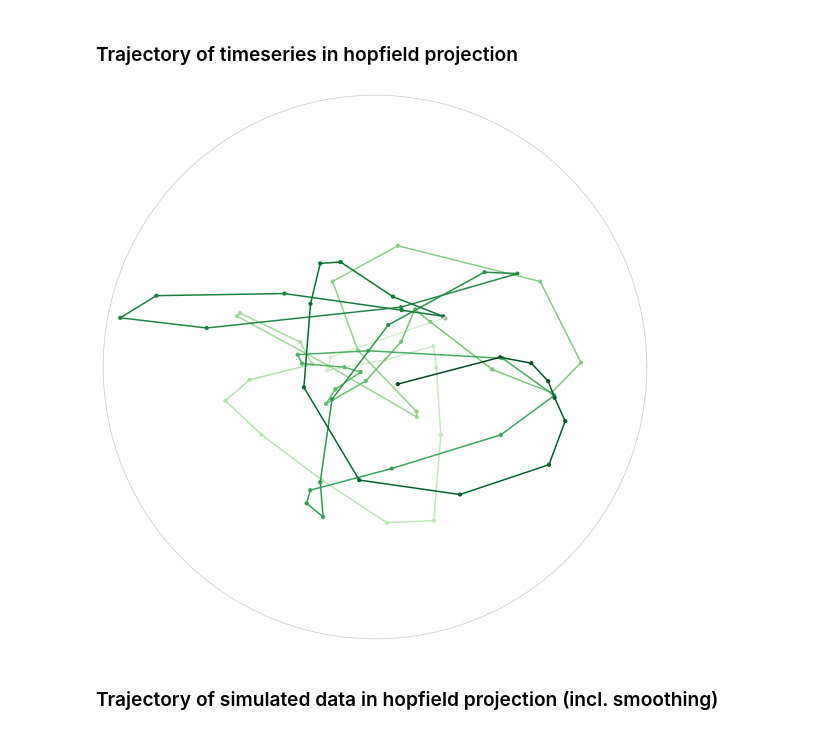
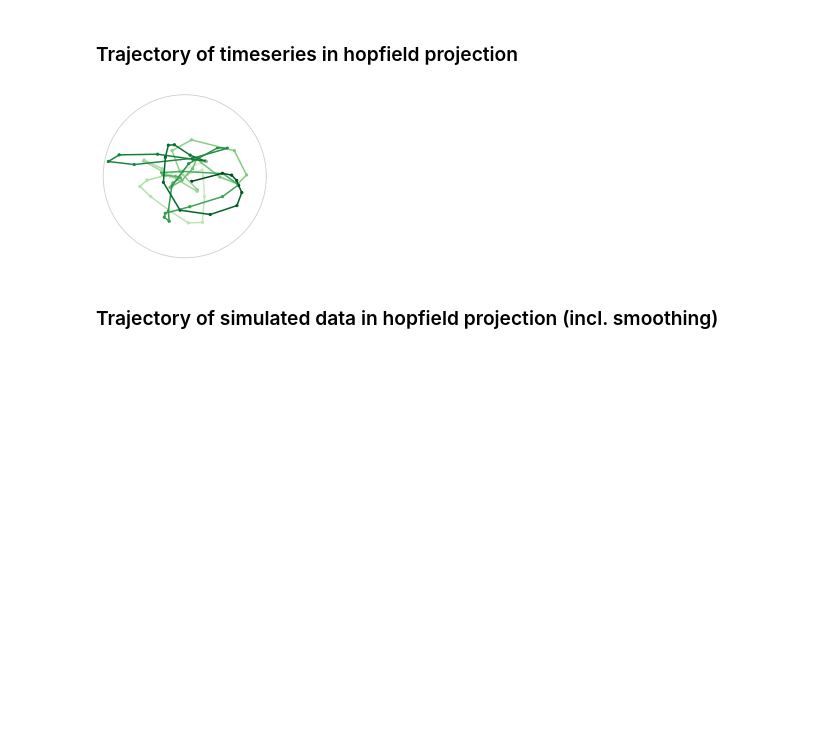
Before and after one commit to pni-lab/connattractor, a Jupyter notebook: notebooks/single_participant_trajectories.ipynb, the cells around one changed output. Drawn from its saved outputs; the diff is of its cells as text; code cells hidden in the pictures; blank space fills up the shorter version.

```diff
--- a/notebooks/single_participant_trajectories.ipynb
+++ b/notebooks/single_participant_trajectories.ipynb
@@ -261,37 +263,38 @@ plt.show()
 # %%
 from sklearn.preprocessing import StandardScaler
 
 cmap = plt.get_cmap('Greens')
 color_min = 0.2
 
-fig, ax = plt.subplots(figsize=(10, 10), subplot_kw={'projection': 'polar'})
+fig, ax = plt.subplots(figsize=(3, 3), subplot_kw={'projection': 'polar'})
 
 for i, trajectory in enumerate(all_ts[:1]):
     trajectory = trajectory[:71]
     trajectory = StandardScaler().fit_transform(np.array(trajectory).T).T
     trajectory_embedded = hopfield_embedding.embedding_model.transform(trajectory)
     r, th = analysis._cart2pol(trajectory_embedded[:, 0], trajectory_embedded[:, 1])
 
     #colors = [cmap(x/len(trajectory)) for x in range(len(trajectory))]
     color_val = [x/len(trajectory) for x in range(len(trajectory))]
     colors = [cmap(color_min + (1-color_min) * x) for x in color_val]
 
     #alphas = np.linspace(0.2, 1, len(trajectory))
 
     for j in range(len(th) - 1):
         ax.plot(th[j:j+2], r[j:j+2], color=colors[j], alpha=1)
 
-    ax.scatter(th, r, color=colors, s=10)
+    ax.scatter(th, r, color=colors, s=5)
 
-    ax.scatter(th[0], r[0], color='darkgray', s=10, alpha=0.8)
+    ax.scatter(th[0], r[0], color='darkgray', s=5, alpha=0.8)
 
 ax.set_yticks([])
 ax.set_xticks([])
 ax.grid(False)
 
+plt.savefig('../data_out/fig/supplement/trajectory_real_data.pdf')
 plt.show()
 # %% [output]
-[figure, old version]
+[figure, new version]
 # %% [markdown]
 ### Trajectory of simulated data in hopfield projection (incl. smoothing)
 # %%
```
Also changed, not shown: parts of 2 cells of this notebook, 4 other files.
